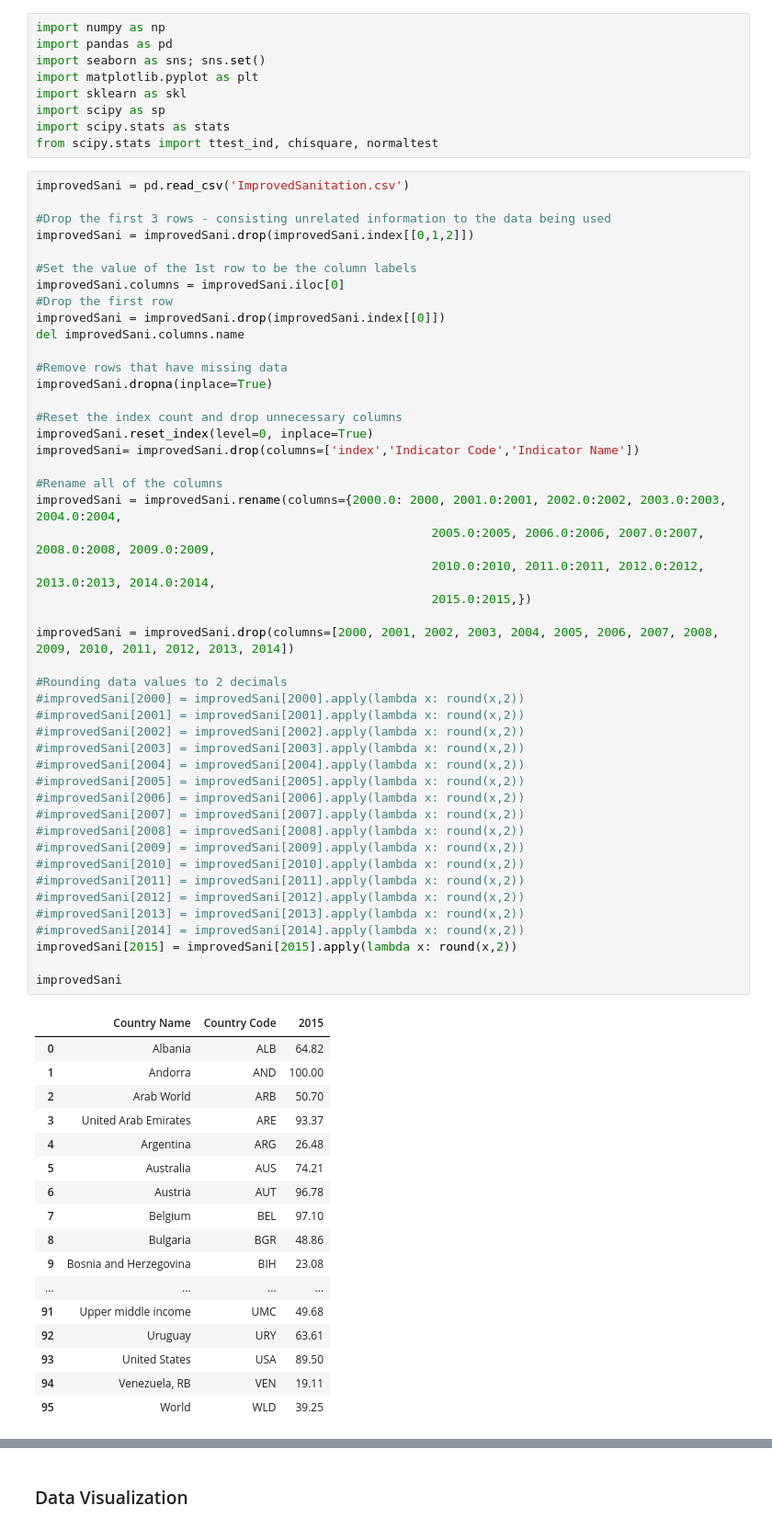
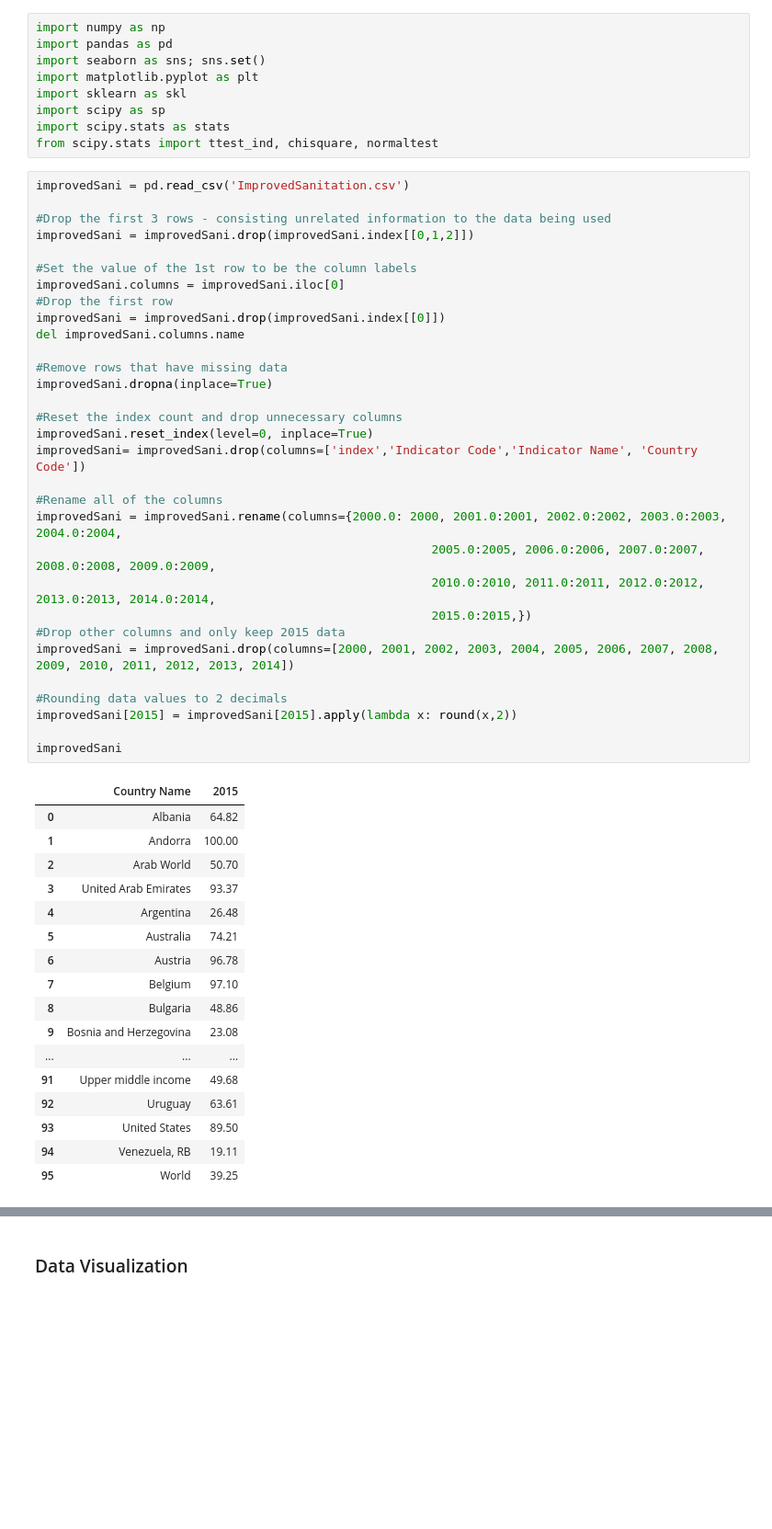
Before and after one commit to debbievo/COGS108_Repo, a Jupyter notebook: Nadya's.ipynb, the cells around one changed output, grey strips where cells are left out. Shown at 92% size. Drawn from its saved outputs; the diff is of its cells as text; blank space fills up the shorter version.

Commit message:
Finished cleaning data

```diff
--- a/Nadya's.ipynb
+++ b/Nadya's.ipynb
@@ -14,64 +14,49 @@ from scipy.stats import ttest_ind, chisquare, normaltest
 # %%
 improvedSani = pd.read_csv('ImprovedSanitation.csv')
 
 #Drop the first 3 rows - consisting unrelated information to the data being used
 improvedSani = improvedSani.drop(improvedSani.index[[0,1,2]])
 
 #Set the value of the 1st row to be the column labels
 improvedSani.columns = improvedSani.iloc[0]
 #Drop the first row
 improvedSani = improvedSani.drop(improvedSani.index[[0]])
 del improvedSani.columns.name
 
 #Remove rows that have missing data
 improvedSani.dropna(inplace=True)
 
 #Reset the index count and drop unnecessary columns
 improvedSani.reset_index(level=0, inplace=True)
-improvedSani= improvedSani.drop(columns=['index','Indicator Code','Indicator Name'])
+improvedSani= improvedSani.drop(columns=['index','Indicator Code','Indicator Name', 'Country Code'])
 
 #Rename all of the columns
 improvedSani = improvedSani.rename(columns={2000.0: 2000, 2001.0:2001, 2002.0:2002, 2003.0:2003, 2004.0:2004,
                                                        2005.0:2005, 2006.0:2006, 2007.0:2007, 2008.0:2008, 2009.0:2009,
                                                        2010.0:2010, 2011.0:2011, 2012.0:2012, 2013.0:2013, 2014.0:2014,
                                                        2015.0:2015,})
-
+#Drop other columns and only keep 2015 data
 improvedSani = improvedSani.drop(columns=[2000, 2001, 2002, 2003, 2004, 2005, 2006, 2007, 2008, 2009, 2010, 2011, 2012, 2013, 2014])
 
 #Rounding data values to 2 decimals
-#improvedSani[2000] = improvedSani[2000].apply(lambda x: round(x,2))
-#improvedSani[2001] = improvedSani[2001].apply(lambda x: round(x,2))
-#improvedSani[2002] = improvedSani[2002].apply(lambda x: round(x,2))
-#improvedSani[2003] = improvedSani[2003].apply(lambda x: round(x,2))
-#improvedSani[2004] = improvedSani[2004].apply(lambda x: round(x,2))
-#improvedSani[2005] = improvedSani[2005].apply(lambda x: round(x,2))
-#improvedSani[2006] = improvedSani[2006].apply(lambda x: round(x,2))
-#improvedSani[2007] = improvedSani[2007].apply(lambda x: round(x,2))
-#improvedSani[2008] = improvedSani[2008].apply(lambda x: round(x,2))
-#improvedSani[2009] = improvedSani[2009].apply(lambda x: round(x,2))
-#improvedSani[2010] = improvedSani[2010].apply(lambda x: round(x,2))
-#improvedSani[2011] = improvedSani[2011].apply(lambda x: round(x,2))
-#improvedSani[2012] = improvedSani[2012].apply(lambda x: round(x,2))
-#improvedSani[2013] = improvedSani[2013].apply(lambda x: round(x,2))
-#improvedSani[2014] = improvedSani[2014].apply(lambda x: round(x,2))
 improvedSani[2015] = improvedSani[2015].apply(lambda x: round(x,2))
 
 improvedSani
 # %% [output]
-|  | Country Name | Country Code | 2015 |
-| 0 | Albania | ALB | 64.82 |
-| 1 | Andorra | AND | 100.00 |
-| 2 | Arab World | ARB | 50.70 |
-| 3 | United Arab Emirates | ARE | 93.37 |
-| 4 | Argentina | ARG | 26.48 |
-| 5 | Australia | AUS | 74.21 |
-| 6 | Austria | AUT | 96.78 |
-| 7 | Belgium | BEL | 97.10 |
-| 8 | Bulgaria | BGR | 48.86 |
-| 9 | Bosnia and Herzegovina | BIH | 23.08 |
-| ... | ... | ... | ... |
-| 91 | Upper middle income | UMC | 49.68 |
-| 92 | Uruguay | URY | 63.61 |
-| 93 | United States | USA | 89.50 |
-| 94 | Venezuela, RB | VEN | 19.11 |
-| 95 | World | WLD | 39.25 |
+|  | Country Name | 2015 |
+| 0 | Albania | 64.82 |
+| 1 | Andorra | 100.00 |
+| 2 | Arab World | 50.70 |
+| 3 | United Arab Emirates | 93.37 |
+| 4 | Argentina | 26.48 |
+| 5 | Australia | 74.21 |
+| 6 | Austria | 96.78 |
+| 7 | Belgium | 97.10 |
+| 8 | Bulgaria | 48.86 |
+| 9 | Bosnia and Herzegovina | 23.08 |
+| ... | ... | ... |
+| 91 | Upper middle income | 49.68 |
+| 92 | Uruguay | 63.61 |
+| 93 | United States | 89.50 |
+| 94 | Venezuela, RB | 19.11 |
+| 95 | World | 39.25 |
```
Also changed, not shown: parts of 1 cell of this notebook.
